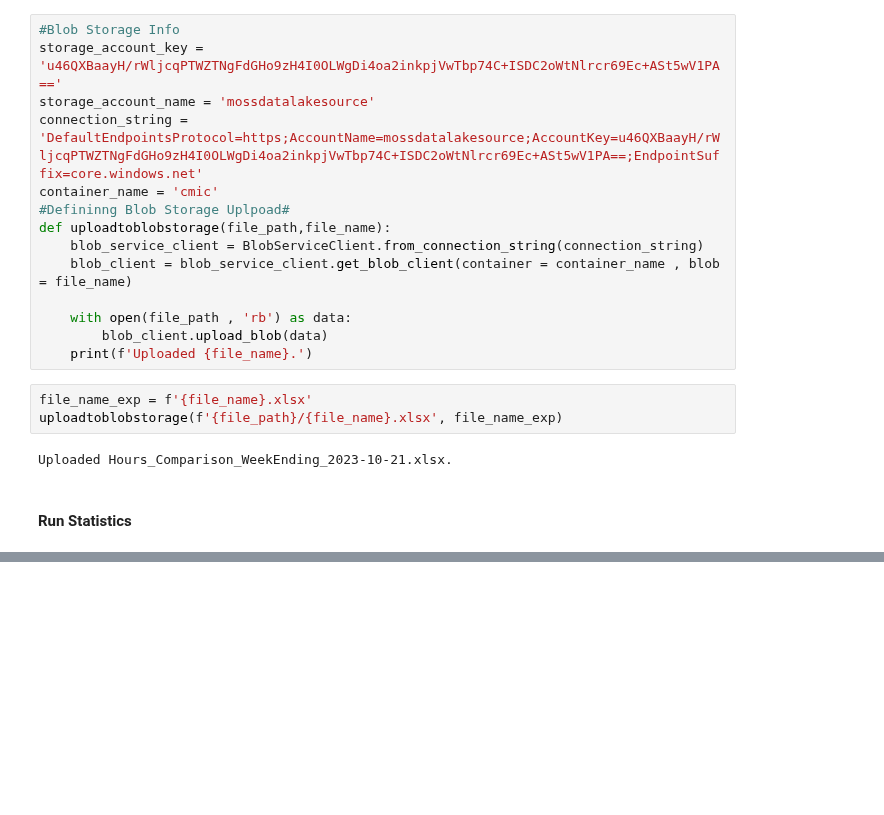
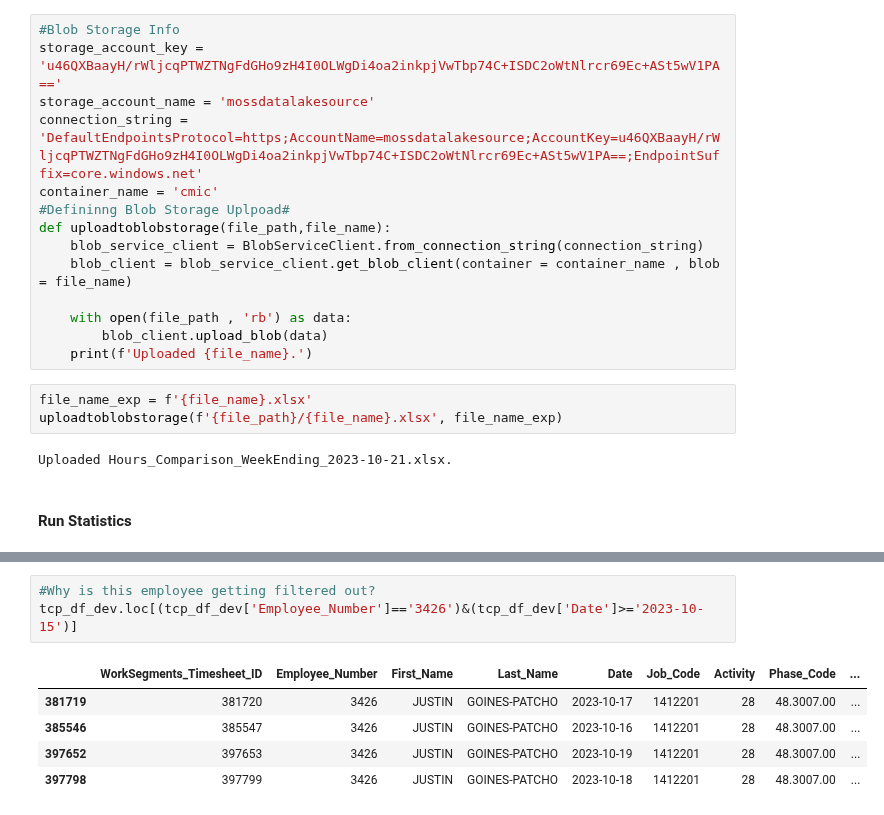
Before and after one commit to jbeachyMoss/LaborHours_Compare, a Jupyter notebook: DataValidation.ipynb, the cells around one changed output, grey strips where cells are left out. Saved outputs shown, nothing was run; the diff lists cells and outputs as text; blank space fills up the shorter version.

```diff
--- a/DataValidation.ipynb
+++ b/DataValidation.ipynb
@@ -282,0 +348,9 @@ Ran on 10-24-2023 16:16:46 for Week Ending 2023-10-21
+# %%
+#Why is this employee getting filtered out?
+tcp_df_dev.loc[(tcp_df_dev['Employee_Number']=='3426')&(tcp_df_dev['Date']>='2023-10-15')]
+# %% [output]
+|  | WorkSegments_Timesheet_ID | Employee_Number | First_Name | Last_Name | Date | Job_Code | Activity | Phase_Code | ... |
+| 381719 | 381720 | 3426 | JUSTIN | GOINES-PATCHO | 2023-10-17 | 1412201 | 28 | 48.3007.00 | ... |
+| 385546 | 385547 | 3426 | JUSTIN | GOINES-PATCHO | 2023-10-16 | 1412201 | 28 | 48.3007.00 | ... |
+| 397652 | 397653 | 3426 | JUSTIN | GOINES-PATCHO | 2023-10-19 | 1412201 | 28 | 48.3007.00 | ... |
+| 397798 | 397799 | 3426 | JUSTIN | GOINES-PATCHO | 2023-10-18 | 1412201 | 28 | 48.3007.00 | ... |
```
Also changed, not shown: parts of 9 cells of this notebook.
